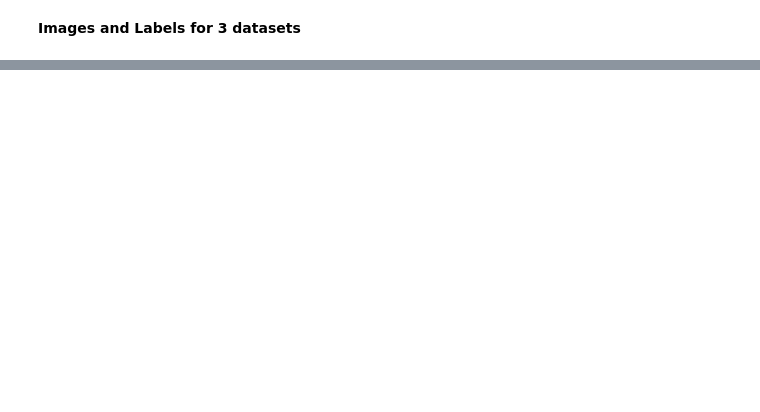
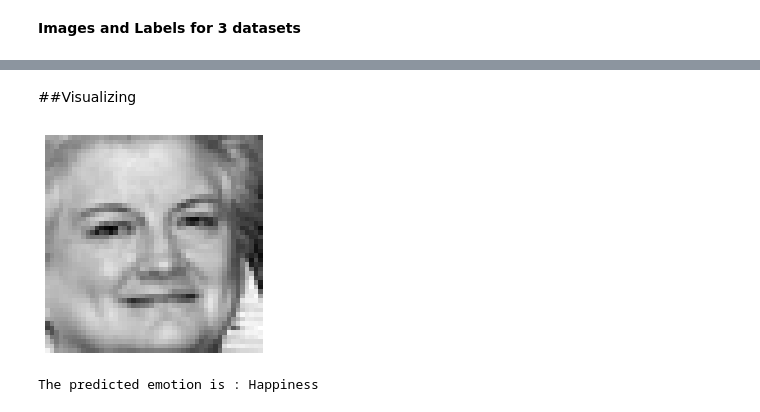
Before and after one commit to kushvatsa/AML, a Jupyter notebook: Assignment_1.ipynb, the cells around one changed output, grey strips where cells are left out. Drawn from its saved outputs; the diff is of its cells as text; code cells hidden in the pictures; blank space fills up the shorter version.

```diff
--- a/Assignment_1.ipynb
+++ b/Assignment_1.ipynb
@@ -258,0 +324,15 @@ ValueError: ignored
+# %% [markdown]
+##Visualizing
+# %%
+img = train_imgs[100]
+plt.imshow(img.reshape((48, 48)), interpolation='none', cmap='gray')
+plt.axis("off")
+plt.show()
+# %% [output]
+[figure, added]
+# %%
+x = np.expand_dims(img, axis=0)
+prediction = np.argmax(model.predict(x))
+print('The predicted emotion is : ' + emotion_names[prediction])
+# %% [output]
+The predicted emotion is : Happiness
```
Also changed, not shown: parts of 36 cells of this notebook.
